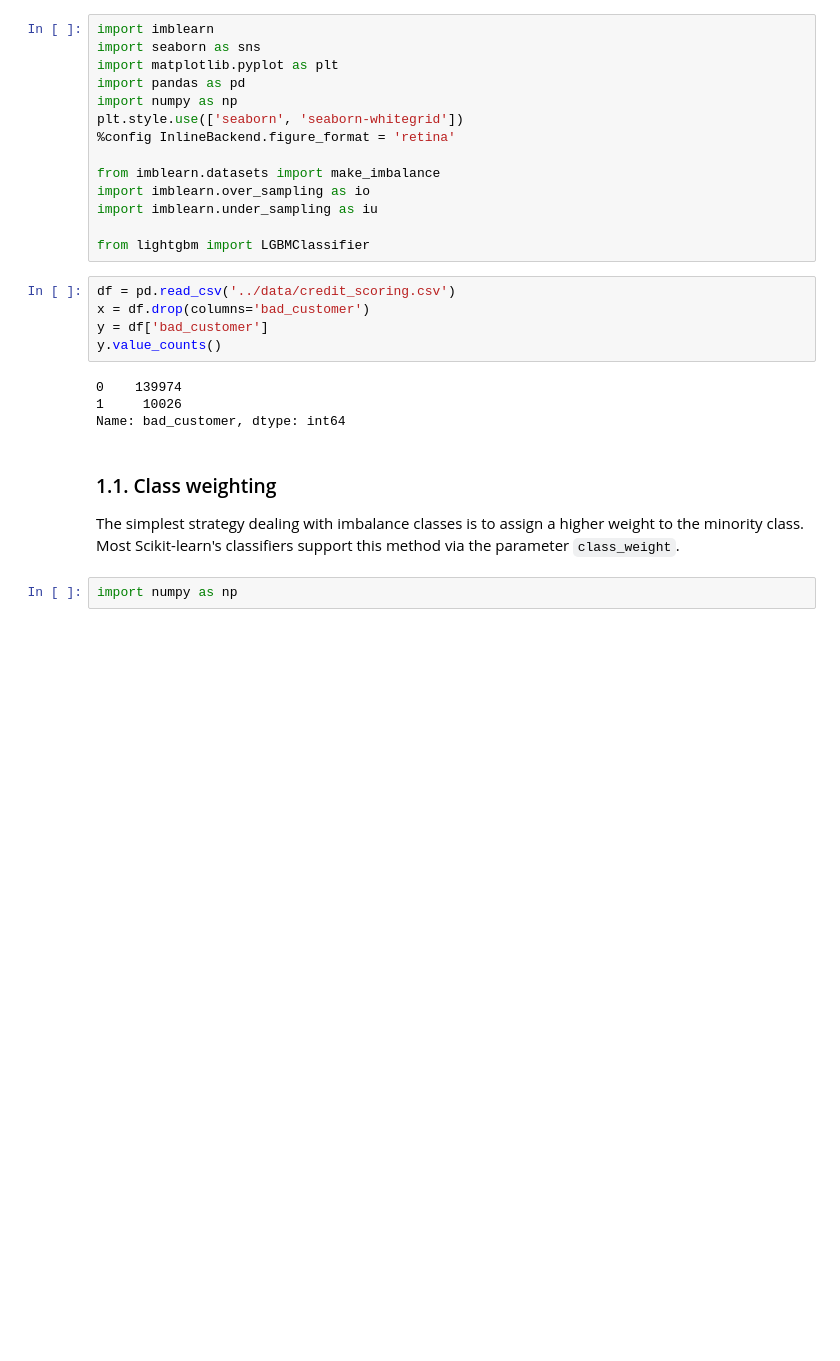
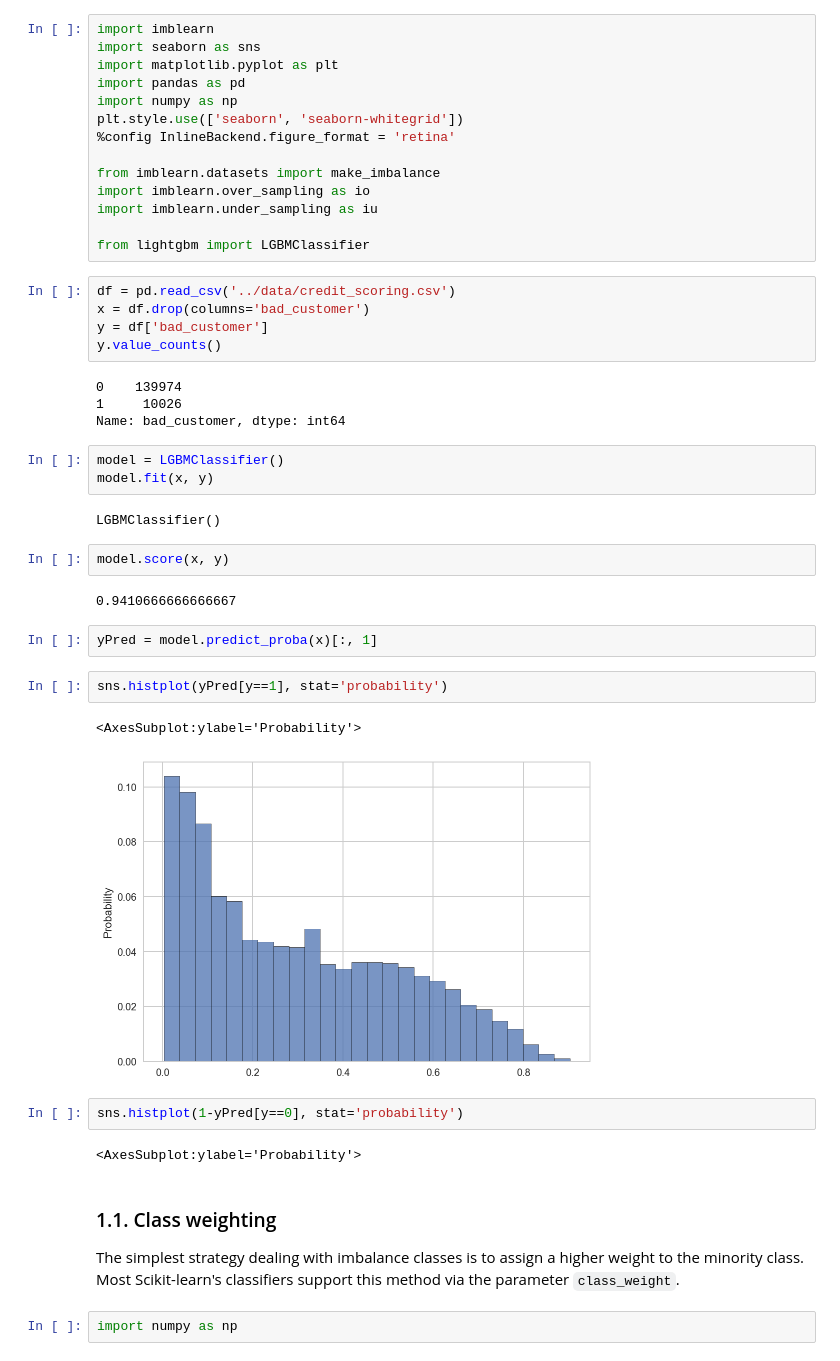
Before and after one commit to hungpq7/tabular-book, a Jupyter notebook: 07-tabular-learning/imblearn-targeted-modeling.ipynb, the cells around one changed output. Drawn from its saved outputs; the diff is of its cells as text; blank space fills up the shorter version.

```diff
--- a/07-tabular-learning/imblearn-targeted-modeling.ipynb
+++ b/07-tabular-learning/imblearn-targeted-modeling.ipynb
@@ -36,6 +36,26 @@ y.value_counts()
 0    139974
 1     10026
 Name: bad_customer, dtype: int64
+# %%
+model = LGBMClassifier()
+model.fit(x, y)
+# %% [output]
+LGBMClassifier()
+# %%
+model.score(x, y)
+# %% [output]
+0.9410666666666667
+# %%
+yPred = model.predict_proba(x)[:, 1]
+# %%
+sns.histplot(yPred[y==1], stat='probability')
+# %% [output]
+<AxesSubplot:ylabel='Probability'>
+[figure, added]
+# %%
+sns.histplot(1-yPred[y==0], stat='probability')
+# %% [output]
+<AxesSubplot:ylabel='Probability'>
 # %% [markdown]
 ### 1.1. Class weighting
 The simplest strategy dealing with imbalance classes is to assign a higher weight to the minority class. Most Scikit-learn's classifiers support this method via the parameter `class_weight`.
```
Also changed, not shown: parts of 3 cells of this notebook, 1 other file.
